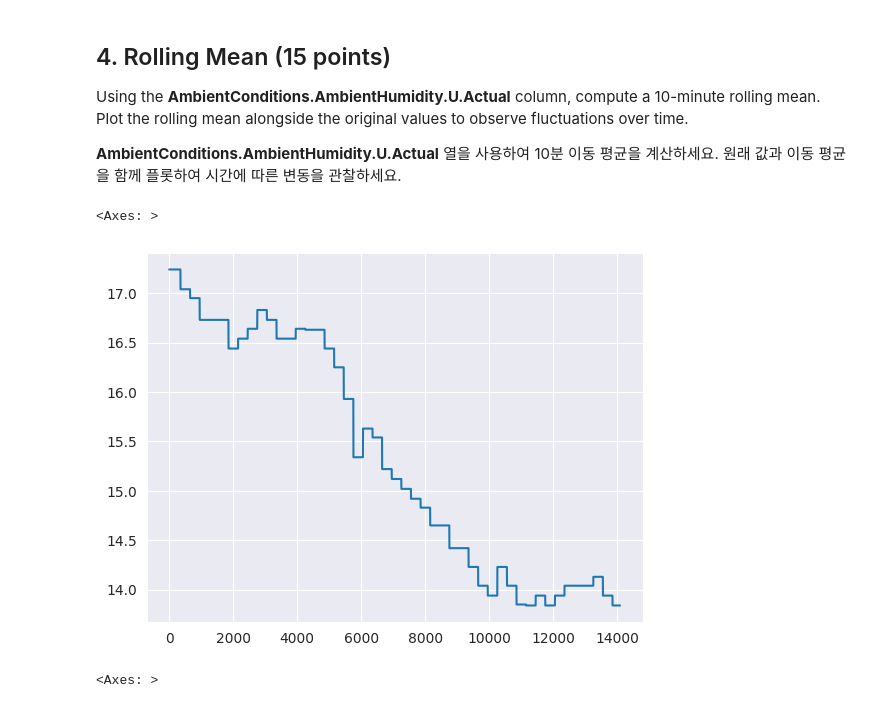
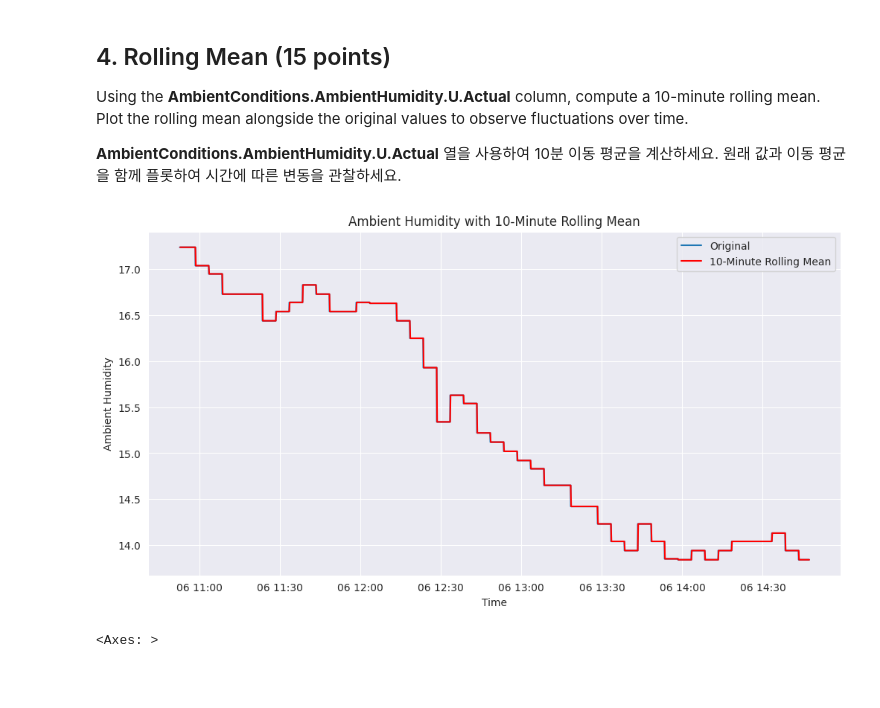
Before and after one commit to YewonMin/DeepLearning_Character-Level-Language-Models, a Jupyter notebook: DAEM_Midterm_practical_test.ipynb, the cells around one changed output. Saved outputs shown, nothing was run; the diff lists cells and outputs as text; code cells hidden in the pictures; blank space fills up the shorter version.

```diff
--- a/DAEM_Midterm_practical_test.ipynb
+++ b/DAEM_Midterm_practical_test.ipynb
@@ -460,11 +460,21 @@ Machine1.RawMaterialFeederParameter.U.Actual의 분포를 나타내는 히스토
 
 
 **AmbientConditions.AmbientHumidity.U.Actual** 열을 사용하여 10분 이동 평균을 계산하세요. 원래 값과 이동 평균을 함께 플롯하여 시간에 따른 변동을 관찰하세요.
-# %%
-data2['AmbientConditions.AmbientHumidity.U.Actual'].plot()
-# %% [output]
-<Axes: >
-[figure, removed]
+# %%
+import matplotlib.pyplot as plt
+
+rolling_mean = data2['AmbientConditions.AmbientHumidity.U.Actual'].rolling(window=10).mean()
+
+plt.figure(figsize=(12, 6))
+plt.plot(data2['AmbientConditions.AmbientHumidity.U.Actual'], label='Original')
+plt.plot(rolling_mean, label='10-Minute Rolling Mean', color='red')
+plt.xlabel('Time')
+plt.ylabel('Ambient Humidity')
+plt.title('Ambient Humidity with 10-Minute Rolling Mean')
+plt.legend()
+plt.show()
+# %% [output]
+[figure, added]
 # %%
 data2['AmbientConditions.AmbientHumidity.U.Actual'].rolling(window=10).mean().plot()
 # %% [output]
```
